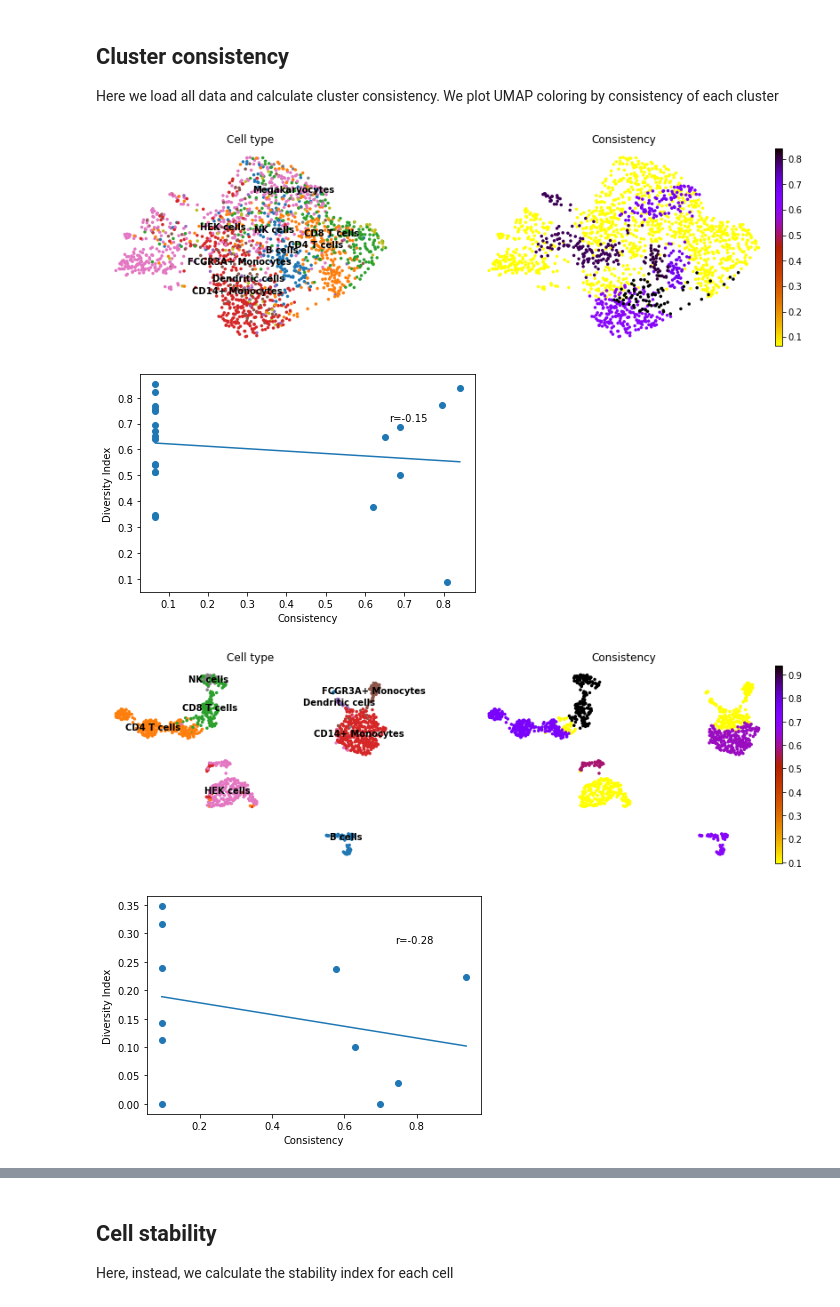
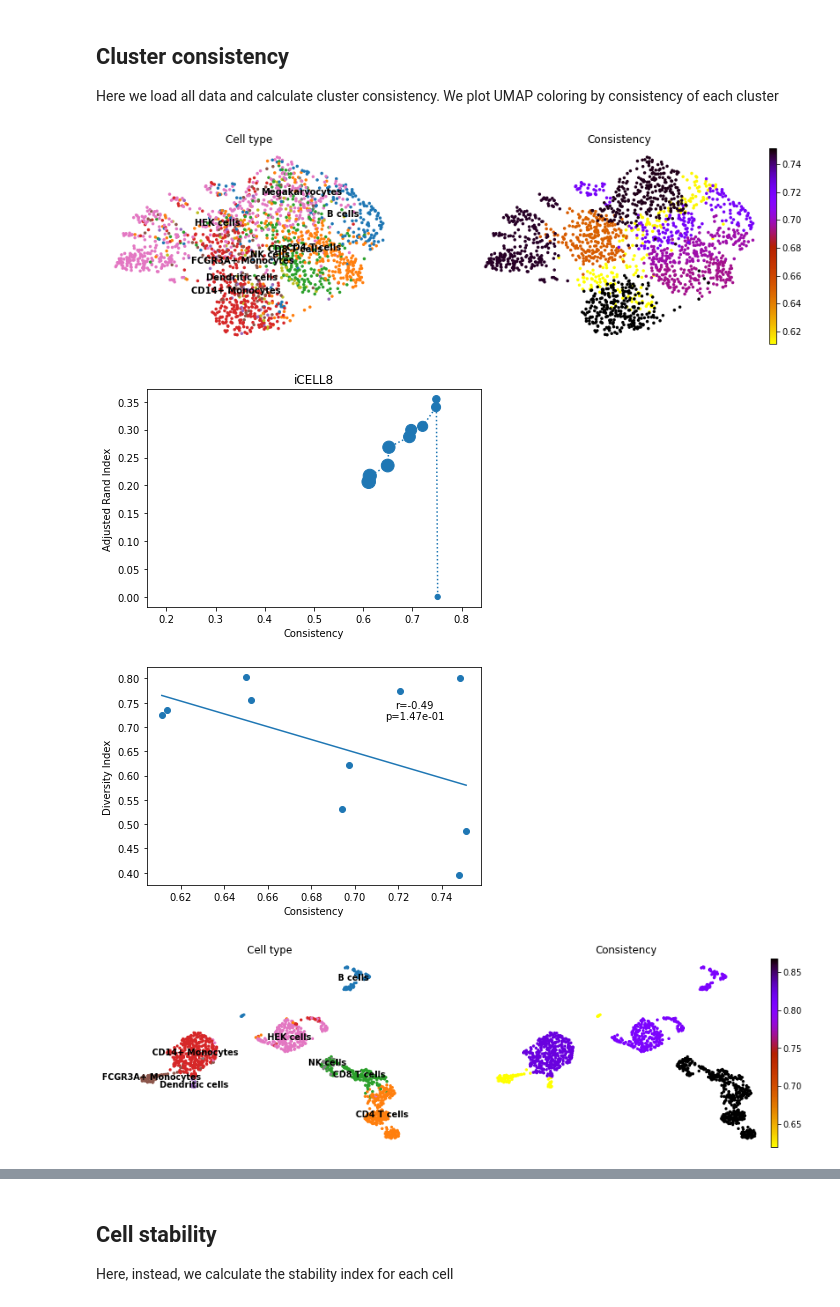
Before and after one commit to dawe/schist-notebooks, a Jupyter notebook: schist_paper/Figure3.ipynb, the cells around one changed output, grey strips where cells are left out. Drawn from its saved outputs; the diff is of its cells as text; code cells hidden in the pictures.

```diff
--- a/schist_paper/Figure3.ipynb
+++ b/schist_paper/Figure3.ipynb
@@ -369,13 +371,15 @@ count_thr = scipy.stats.scoreatpercentile(adata.obs['n_genes'], 95)
 adata = adata[adata.obs.n_genes < count_thr, :]
 sc.pp.normalize_total(adata, target_sum=1e4)
 sc.pp.log1p(adata)
+adata.raw = adata
 sc.pp.highly_variable_genes(adata)
 adata = adata[:, adata.var.highly_variable]
 sc.pp.regress_out(adata, ['n_counts', 'percent_mito'])
 sc.pp.scale(adata, max_value=10)
 sc.settings.verbosity=2
 sc.tl.pca(adata)
-sc.pp.neighbors(adata, n_pcs=30, n_neighbors=20)
+n_neighbors = int(np.sqrt(adata.shape[0])/2)
+sc.pp.neighbors(adata, n_pcs=30, n_neighbors=n_neighbors)
 sc.tl.umap(adata)
 # %% [output]
 Trying to set attribute `.obs` of view, copying.
@@ -433,57 +438,60 @@ technology = ['iCELL8', 'Quartzseq', 'MARSseq', '10XV3']
 # don't need here to load the .pkl, everything is stored in the .h5ad file
 for tech in technology:
     adata = sc.read(f'{tech}.h5ad')
-    level = 1
+    level = 3#np.argmax(adata.uns['schist']['stats']['modularity'])
+
+    schist.tl.cluster_consistency(adata, level=level)
 
     # We will add a function to calculate this, for the time being
     # calculate in a explicit way
-    E = pd.DataFrame(scipy.stats.entropy(adata.uns['nsbm']['cell_affinity'][f'{level}'], axis=0)/ np.log(adata.shape[0]))
-    E.index=adata.obs[f'nsbm_level_{level}'].cat.categories
-    idx = E.sort_values(0).index
 
-    g = adata.obs[f'nsbm_level_{level}'].values
-    ev = np.ones(len(g))
-    for x in range(len(g)):
-        ev[x] = E.loc[g[x]]
-    adata.obs['consistency'] = ev
+    E = pd.DataFrame(adata.obs.groupby(f'nsbm_level_{level}')['cluster_consistency'].apply(mean))
+#    E = pd.DataFrame(scipy.stats.entropy(adata.obsm[f'CA_nsbm_level_{level}'], axis=0)/ np.log(adata.shape[0]))
+#    E.index=adata.obs[f'nsbm_level_{level}'].cat.categories
+#    idx = E.sort_values(0).index
 
-    sc.pl.umap(adata, color=['nnet2', 'consistency'], size=50, legend_loc='on data', color_map='gnuplot_r',
+#    g = adata.obs[f'nsbm_level_{level}'].values
+#    ev = np.ones(len(g))
+#    for x in range(len(g)):
+#        ev[x] = E.loc[g[x]]
+#    adata.obs['consistency'] = ev
+
+    sc.pl.umap(adata, color=['nnet2', 'cluster_consistency'], size=50, legend_loc='on data', color_map='gnuplot_r',
           title=['Cell type',  'Consistency'], frameon=False)
 
     # calculate Adjusted Rand Index at different thresholds
     ari = []
     n_cells = []
-    x_thr = np.unique(adata.obs['consistency'])
+    x_thr = np.unique(adata.obs['cluster_consistency'])
 
     for thr in x_thr:
-        mask = adata.obs['consistency'] >= thr
+        mask = adata.obs['cluster_consistency'] >= thr
         fdata = adata[mask]
         ari.append(sklearn.metrics.adjusted_rand_score(fdata.obs['nnet2'], fdata.obs[f'nsbm_level_{level}']))
         n_cells.append(fdata.shape[0])
     scatter(x_thr, ari, s=np.array(n_cells) / 10)
     plot(x_thr, ari, linestyle=":")
     xlabel('Consistency')
     ylabel("Adjusted Rand Index")
     title(f'{tech}')
     xlim(0.16, .84)
-    close()
 
     # also plot the consistency versus diversity in each cluster
     E[1] =  scipy.stats.entropy(pd.crosstab(adata.obs['nnet2'], adata.obs[f'nsbm_level_{level}'], normalize='columns'), axis=0) / np.log(8)
     E.columns = ['Consistency', 'Diversity']
     lr = scipy.stats.linregress(E.Consistency, E.Diversity)
     f = figure()
     ax = f.add_subplot(111)
     scatter(E.Consistency, E.Diversity)
     plot(x_thr, lr[0] * x_thr + lr[1])
     xlabel("Consistency")
     ylabel("Diversity Index")
-    text(.8, .8,f'r={lr[2]:.2f}',
+    text(.8, .8,f'r={lr[2]:.2f}\np={lr[3]:.2e}',
      horizontalalignment='center',
      verticalalignment='center',
      transform = ax.transAxes)
 # %% [output]
-[figure, old version]
+[figure, new version]
-[figure, old version]
+[figure, new version]
-[figure, old version]
+[figure, new version]
-[figure, old version]
+[figure, new version]
```
Also changed, not shown: parts of 17 cells of this notebook, 3 other files.
